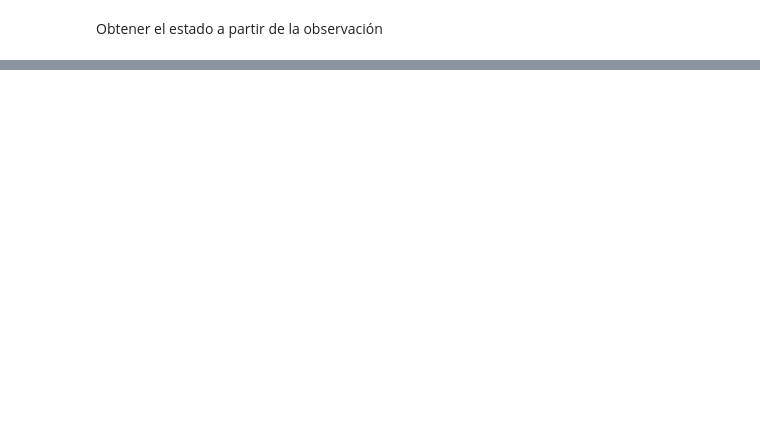
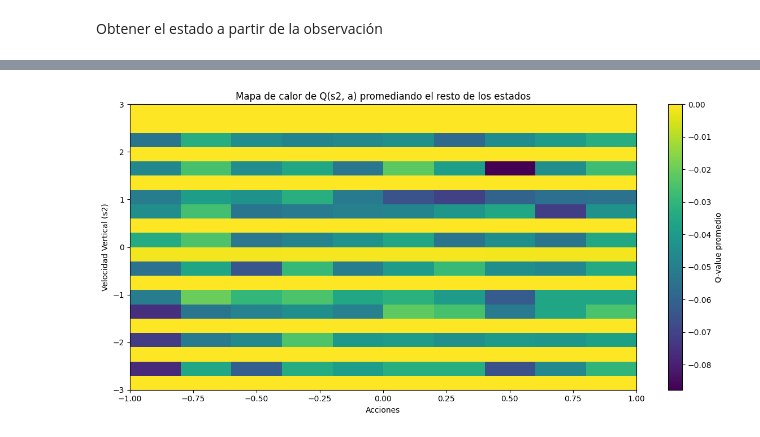
Before and after one commit to agustin2606/IA, a Jupyter notebook: descent-env/continuous_descent_env.ipynb, the cells around one changed output, grey strips where cells are left out. Drawn from its saved outputs; the diff is of its cells as text; code cells hidden in the pictures; blank space fills up the shorter version.

```diff
--- a/descent-env/continuous_descent_env.ipynb
+++ b/descent-env/continuous_descent_env.ipynb
@@ -106,8 +125,8 @@ agent = QLearningAgent(
     env=env
 )
 # %%
-episodes = 3000
+episodes = 6000
 epsilon = 0.99
-gamma = 0.8
-alpha = 0.3
+gamma = 0.5
+alpha = 0.5
 rewards = agent.train_agent(env=env, episodes=episodes, epsilon=epsilon, gamma=gamma, alpha=alpha)
@@ -115,0 +219,91 @@ Obtener el estado a partir de la observación
+# %%
+import numpy as np
+import matplotlib.pyplot as plt
+
+def calculate_q_mean_heatmap_general(q_table, action_values, state_spaces, target_dim):
+    """
+    Calcula un mapa de calor de Q(s, a) promediado sobre las demás dimensiones.
+
+    Args:
+        q_table (np.ndarray): La tabla Q.
+        action_values (list): Lista de valores de las acciones.
+        state_spaces (list): Lista de espacios discretizados para cada dimensión (s1, s2, s3, s4).
+        target_dim (int): Índice de la dimensión principal (0 para s1, 1 para s2, etc.).
+
+    Returns:
+        np.ndarray: Matriz de tamaño (len(state_spaces[target_dim]), len(action_values)) con los valores promedios.
+    """
+    # Crear un heatmap vacío
+    heatmap = np.zeros((len(state_spaces[target_dim]), len(action_values)))
+
+    # Identificar las dimensiones a promediar
+    other_dims = [i for i in range(len(state_spaces)) if i != target_dim]
+
+    # Iterar sobre la dimensión principal (target_dim)
+    for target_index in range(len(state_spaces[target_dim])):
+        for action_index in range(len(action_values)):
+            q_sum = 0
+            count = 0
+
+            # Iterar sobre las demás dimensiones
+            for indices in np.ndindex(*[len(state_spaces[dim]) for dim in other_dims]):
+                # Construir el índice completo para acceder a q_table
+                full_index = [0] * len(state_spaces)
+                full_index[target_dim] = target_index
+                for i, dim in enumerate(other_dims):
+                    full_index[dim] = indices[i]
+                full_index.append(action_index)  # Agregar el índice de la acción
+
+                # Sumar el valor Q
+                q_sum += q_table[tuple(full_index)]
+                count += 1
+
+            # Calcular el promedio para la acción actual
+            heatmap[target_index, action_index] = q_sum / count
+
+    return heatmap
+
+def plot_q_mean_heatmap_general(heatmap, state_space, action_values, state_label, title):
+    """
+    Grafica un mapa de calor para Q(s, a) promedio.
+
+    Args:
+        heatmap (np.ndarray): Matriz (s, a) con valores promedio.
+        state_space (list): Valores discretizados para la dimensión principal.
+        action_values (list): Lista de valores de las acciones.
+        state_label (str): Etiqueta para la dimensión principal (e.g., "Altitud", "Velocidad Vertical").
+        title (str): Título del gráfico.
+    """
+    plt.figure(figsize=(12, 6))
+    im = plt.imshow(heatmap, aspect='auto', cmap='viridis', origin='lower',
+                    extent=[action_values[0], action_values[-1], state_space[0], state_space[-1]])
+
+    plt.colorbar(im, label="Q-value promedio")
+    plt.xlabel("Acciones")
+    plt.ylabel(state_label)
+    plt.title(title)
+    plt.tight_layout()
+    plt.show()
+
+# Ejemplo de uso generalizado
+state_spaces = [altitude_space, vertical_velocity_space, target_altitude_space, runway_distance_space]
+
+# Calcular el heatmap para una dimensión específica (por ejemplo, s2: velocidad vertical)
+target_dim = 1  # Índice de la dimensión principal (0: s1, 1: s2, 2: s3, 3: s4)
+heatmap_general = calculate_q_mean_heatmap_general(
+    q_table=agent.q,
+    action_values=actions,
+    state_spaces=state_spaces,
+    target_dim=target_dim
+)
+
+# Graficar el heatmap
+plot_q_mean_heatmap_general(
+    heatmap=heatmap_general,
+    state_space=state_spaces[target_dim],
+    action_values=actions,
+    state_label="Velocidad Vertical (s2)",  # Cambiar según la dimensión
+    title="Mapa de calor de Q(s2, a) promediando el resto de los estados"
+)
+# %% [output]
+[figure, added]
```
Also changed, not shown: parts of 14 cells of this notebook, 13 other files.
